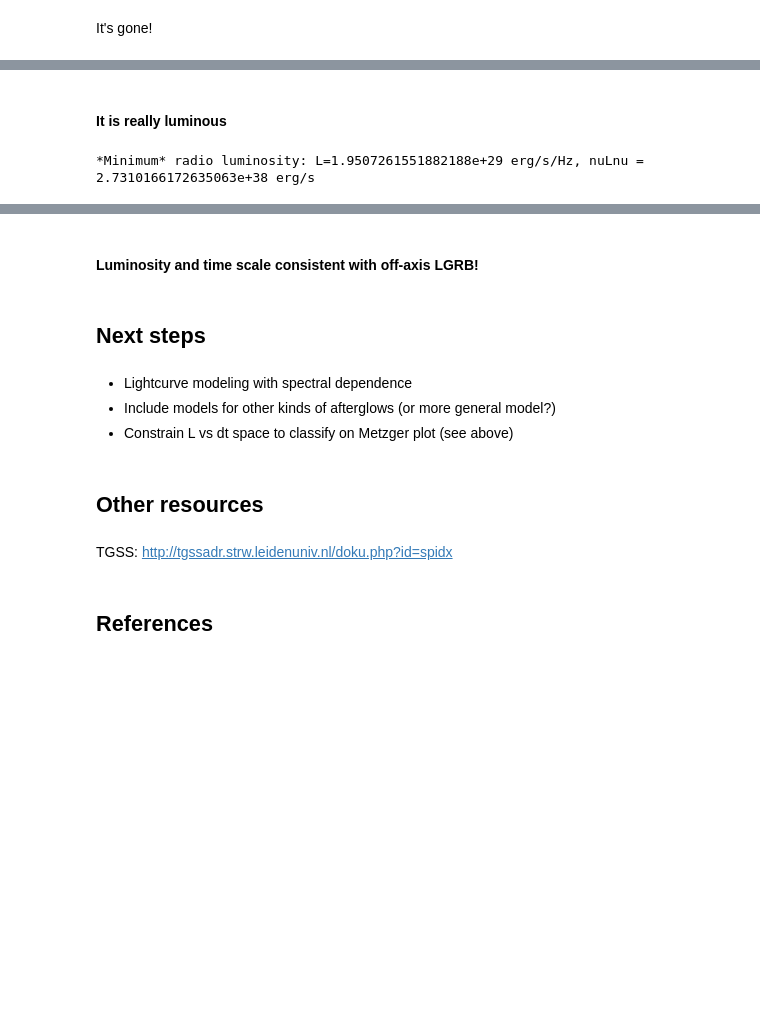
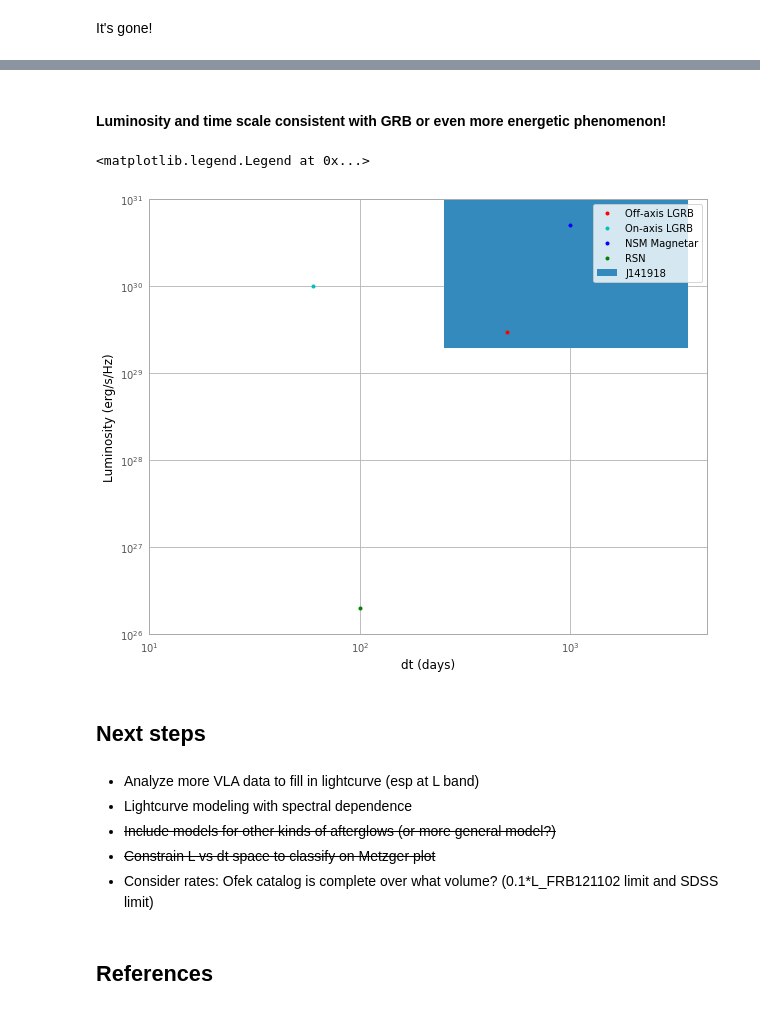
Before and after one commit to caseyjlaw/vlass_query, a Jupyter notebook: J141918.855+394036.03.ipynb, the cells around one changed output, grey strips where cells are left out. Drawn from its saved outputs; the diff is of its cells as text; code cells hidden in the pictures; blank space fills up the shorter version.

```diff
--- a/J141918.855+394036.03.ipynb
+++ b/J141918.855+394036.03.ipynb
@@ -78,0 +116,5 @@ It's gone!
+# %%
+co = cosmo.Planck15
+d_lum = co.luminosity_distance(0.01957)
+lum_minL = (s_first*1e-3)*1e-23 * 4*np.pi*d_lum.to_value(u.cm)**2
+nulnu_min = lum_minL*f_first*1e9
@@ -110,2 +172,0 @@ with quantity_support():
-# %% [markdown]
-#### It is really luminous
@@ -117,7 +173,3 @@ nulnu = lum*f_first*1e9
-# %%
-print("*Minimum* radio luminosity: L={0} erg/s/Hz, nuLnu = {1} erg/s".format(lum, nulnu))
-# %% [output]
-*Minimum* radio luminosity: L=1.9507261551882188e+29 erg/s/Hz, nuLnu = 2.7310166172635063e+38 erg/s
 # %% [markdown]
 Compare to Kamble et al (2014), on VLASS discovery of radio supernovae.
 <img src="kamble.png" width=800>
@@ -125,17 +177,33 @@ Compare to Kamble et al (2014), on VLASS discovery of radio supernovae.
 Compare to Metzger et al (2018), on rates and lightcurves or radio transients.
 <img src="metzger.png" width=800>
 # %% [markdown]
-#### Luminosity and time scale consistent with off-axis LGRB!
+#### Luminosity and time scale consistent with GRB or even more energetic phenomenon!
+# %%
+# playing with Metzger et al (2015) plot
+
+fig = plt.figure(figsize=(10,8))
+plt.plot(500, 3e29, 'r.', label="Off-axis LGRB")
+plt.plot(60, 1e30, 'c.', label="On-axis LGRB")
+plt.plot(1000, 5e30, 'b.', label="NSM Magnetar")
+plt.plot(100, 2e26, 'g.', label="RSN")
+plt.fill_between(np.arange((t_nvss-t_first)*365.24, 3650, 10), lum_minL, 1e31, label="J141918")
+plt.xlim(10, 4500)
+plt.ylim(1e26, 1e31)
+plt.loglog()
+plt.xlabel("dt (days)")
+plt.ylabel("Luminosity (erg/s/Hz)")
+plt.legend()
+# %% [output]
+<matplotlib.legend.Legend at 0x...>
+[figure, added]
 # %% [markdown]
 ## Next steps
 # %% [markdown]
+* Analyze more VLA data to fill in lightcurve (esp at L band)
 * Lightcurve modeling with spectral dependence
-* Include models for other kinds of afterglows (or more general model?)
-* Constrain L vs dt space to classify on Metzger plot (see above)
+* ~~Include models for other kinds of afterglows (or more general model?)~~
+* ~~Constrain L vs dt space to classify on Metzger plot~~
+* Consider rates: Ofek catalog is complete over what volume? (0.1*L_FRB121102 limit and SDSS limit)
-# %% [markdown]
-## Other resources
-# %% [markdown]
-TGSS: http://tgssadr.strw.leidenuniv.nl/doku.php?id=spidx
 # %% [markdown]
 ## References
 # %% [markdown]
```
Also changed, not shown: parts of 16 cells of this notebook.
